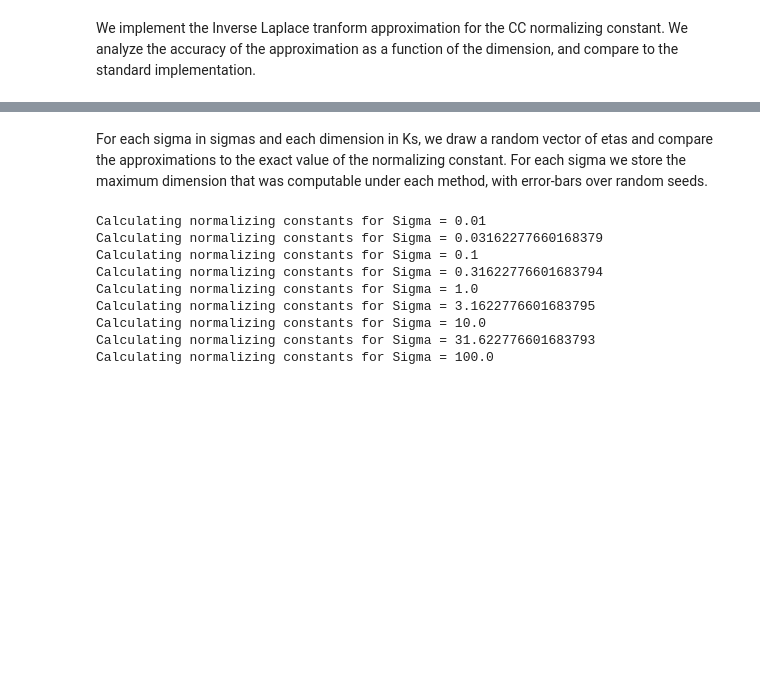
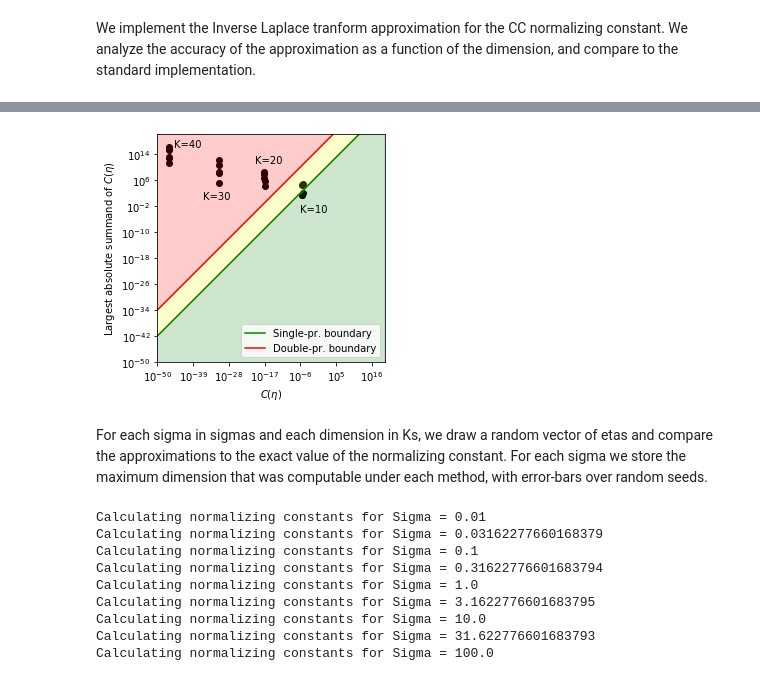
Before and after one commit to cunningham-lab/cb_and_cc, a Jupyter notebook: cc/normalizing_constant/experiments.ipynb, the cells around one changed output, grey strips where cells are left out. Cells and saved outputs as stored; diff of their text form; code cells hidden in the pictures; blank space fills up the shorter version.

```diff
--- a/cc/normalizing_constant/experiments.ipynb
+++ b/cc/normalizing_constant/experiments.ipynb
@@ -100,12 +100,12 @@ def cc_log_norm_const_mpmath_exact(eta):
 # An example of catastrophic cancellation
 K = 40 # Adjust to see different behavior
 dtype = 'float32' # float64
-eta = tf.cast(np.arange(1, K), dtype='float64')
+eta = tf.cast(np.arange(1, K), dtype=dtype)
 aug_eta = tf.concat([eta, [0]], axis=-1)
 rows = tf.reshape(aug_eta, [-1, 1])
 cols = tf.reshape(aug_eta, [1, -1])
 eta_diffs = cols - rows
-eta_diffs = eta_diffs + tf.eye(K, dtype='float64')
+eta_diffs = eta_diffs + tf.eye(K, dtype=dtype)
 dens = tf.reduce_prod(eta_diffs, axis=0)
 nums = tf.exp(aug_eta)
 print(nums / dens)
@@ -126,3 +126,77 @@ tf.Tensor(7.236637097249707e-38, shape=(), dtype=float64)
+# %%
+# Illustrate catastrophic cancellation as K varies
+def logstd(x):
+    return np.exp(np.std(np.log(x)))
+for sigma in [1]:
+    for K in [10, 20, 30, 40]:
+#     for K in [5, 10, 15, 20]:
+        x = []
+        y = []
+        for seed in range(5):
+            eta = np.random.randn(K-1) * sigma
+            tf_eta = tf.cast(eta, dtype='float32')
+            aug_eta = tf.concat([tf_eta, [0]], axis=-1)
+            rows = tf.reshape(aug_eta, [-1, 1])
+            cols = tf.reshape(aug_eta, [1, -1])
+            eta_diffs = cols - rows
+            eta_diffs = eta_diffs + tf.eye(K, dtype='float32')
+            dens = tf.reduce_prod(eta_diffs, axis=0)
+            nums = tf.exp(aug_eta)
+            y.append(np.max(np.abs(nums / dens)))
+            exact = - cc_log_norm_const_mpmath_exact(tf.reshape(tf_eta, [1, -1])) + tf.math.reduce_logsumexp(aug_eta).numpy()
+            x.append(np.exp(exact))
+
+        logx = np.log(x)
+        logy = np.log(y)
+
+#         xmean = np.mean(logx)
+#         ymean = np.mean(logy)
+#         xerr = [[np.exp(xmean) - np.exp(xmean - 2*np.std(logx))], [np.exp(xmean + 2*np.std(logx)) - np.exp(xmean)]]
+#         yerr = [[np.exp(ymean) - np.exp(ymean - 2*np.std(logy))], [np.exp(ymean + 2*np.std(logy)) - np.exp(ymean)]]
+#         xerr = [[np.exp(xmean) - min(x)], [max(x) - np.exp(xmean)]]
+#         yerr = [[np.exp(ymean) - min(y)], [max(y) - np.exp(ymean)]]
+#         plt.errorbar(np.exp(xmean), np.exp(ymean), xerr=xerr, yerr=yerr, fmt='o', color='black')
+        plt.scatter(x, y, color='black')
+
+plt.annotate("K=10", (1e-6, 1e-4))
+plt.annotate("K=20", (1e-20, 1e11))
+plt.annotate("K=30", (1e-36, 1e0))
+plt.annotate("K=40", (1e-45, 1e16))
+
+# plt.annotate("K=5", (1e-2, 1e-2))
+# plt.annotate("K=10", (1e-8, 1e6))
+# plt.annotate("K=15", (0.4e-13, 1e0))
+# plt.annotate("K=20", (3e-20, 1e2))
+
+# xmin = min(x)
+# xmax = max(x)
+# plt.plot([xmin, xmax], [xmin * 10e8, xmax * 10e8])
+ax = plt.gca()
+# ax.invert_xaxis()
+# ax.invert_yaxis()
+ax.set_aspect("equal", "box")
+plt.xscale('log')
+plt.yscale('log')
+lims = np.array([1e-50, 1e20])
+# lims = np.array([1e-20, 1e10])
+plt.plot(lims, lims * 1e8, color='green', label='Single-pr. boundary')
+plt.plot(lims, lims * 1e16, color='red', label='Double-pr. boundary')
+
+alpha=0.2
+ax.fill_between(lims, lims*0, lims*1e8, color='green', alpha=alpha)
+ax.fill_between(lims, lims*1e8, lims*1e16, color='yellow', alpha=alpha)
+ax.fill_between(lims, lims*1e16, lims*1e100, color='red', alpha=alpha)
+plt.xlim(lims)
+plt.ylim(lims)
+plt.xlabel("$C(\eta)$")
+plt.ylabel("Largest absolute summand of $C(\eta)$")
+# plt.axis("equal")
+plt.legend()
+
+plt.tight_layout()
+plt.savefig('./scaling.pdf')
+# %% [output]
+[figure, added]
 # %%
 # Lists to store results for plotting later
 
```
Also changed, not shown: parts of 2 cells of this notebook.
